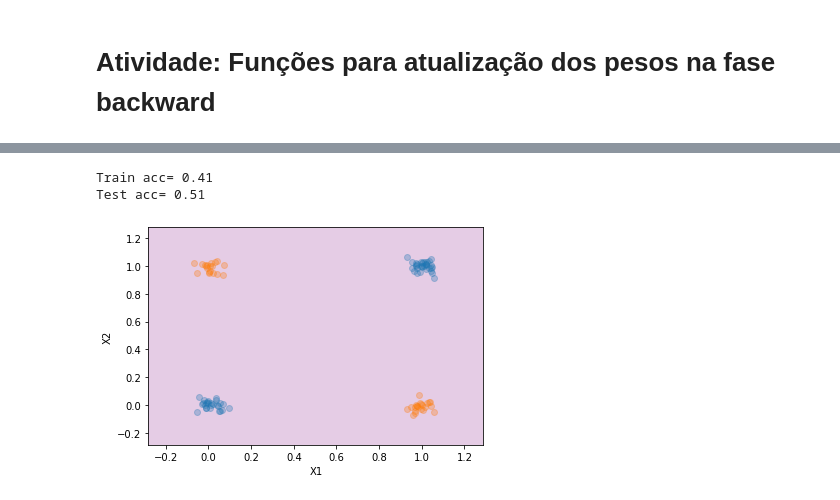
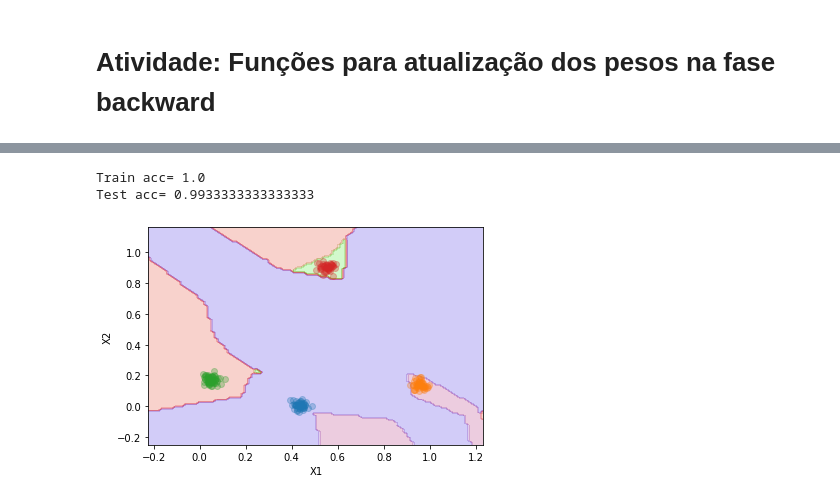
Before and after one commit to glima91/mestrado-redes-neurais, a Jupyter notebook: Atividade_5_Funcoes_de_Ativacao.ipynb, the cells around one changed output, grey strips where cells are left out. Saved outputs shown, nothing was run; the diff lists cells and outputs as text; code cells hidden in the pictures.

```diff
--- a/Atividade_5_Funcoes_de_Ativacao.ipynb
+++ b/Atividade_5_Funcoes_de_Ativacao.ipynb
@@ -63,4 +63,4 @@ class Relu(ActivationFunction):
 
   @staticmethod
   def decision(a):
-    return (a>=0) * 2 - 1
+    return (a>0) * 2 - 1
@@ -87,6 +94,7 @@ class Backpropagation():
       self.Z.append(self.A[-1] @ self.Ws[i])
       A = self.activation.forward(self.Z[-1])
     self.ypred = self.activation.decision(A)
+    return self.ypred
 
 
   def predict(self, X):
@@ -156,7 +217,9 @@ def criaDatasetXor(n=1000):
   return X, y
 
 
-X, y = criaDatasetXor(n=1000)
+#X, y = criaDatasetXor(n=2000)
+
+X, y = criaDataset(n=2000, n_classes=4)
 
 Xtr, Xte, ytr, yte = train_test_split(X, y, test_size=.9)
 # %%
@@ -195,6 +258,6 @@ plotdataset(Xtr, ytr)
 # %%
-def train_test_evaluation(activation, regularization, learning_rate, max_iter):
-  model = MLP(training_algorithm=Backpropagation(activation=activation, regularization=regularization, learning_rate=learning_rate, max_iter=max_iter))
+def train_test_evaluation(activation, regularization, learning_rate, max_iter, n_hidden):
+  model = MLP(training_algorithm=Backpropagation(activation=activation, regularization=regularization, learning_rate=learning_rate, max_iter=max_iter, n_hidden=n_hidden))
   model.fit(Xtr,ytr)
   ypred = model.predict(Xtr,ytr)
   print("Train acc=", sum(ytr == ypred)/len(ytr))
@@ -219,6 +282,6 @@ Test acc= 0.9933333333333333
 # %%
-train_test_evaluation(activation=Relu(), regularization=0.5, learning_rate=0.0001, max_iter=1000)
+train_test_evaluation(activation=Relu(), regularization=1., learning_rate=0.0001, max_iter=10000, n_hidden=[16,8])
 # %% [output]
-Train acc= 0.41
-Test acc= 0.51
+Train acc= 1.0
+Test acc= 0.9933333333333333
-[figure, old version]
+[figure, new version]
```
Also changed, not shown: parts of 5 cells of this notebook.
